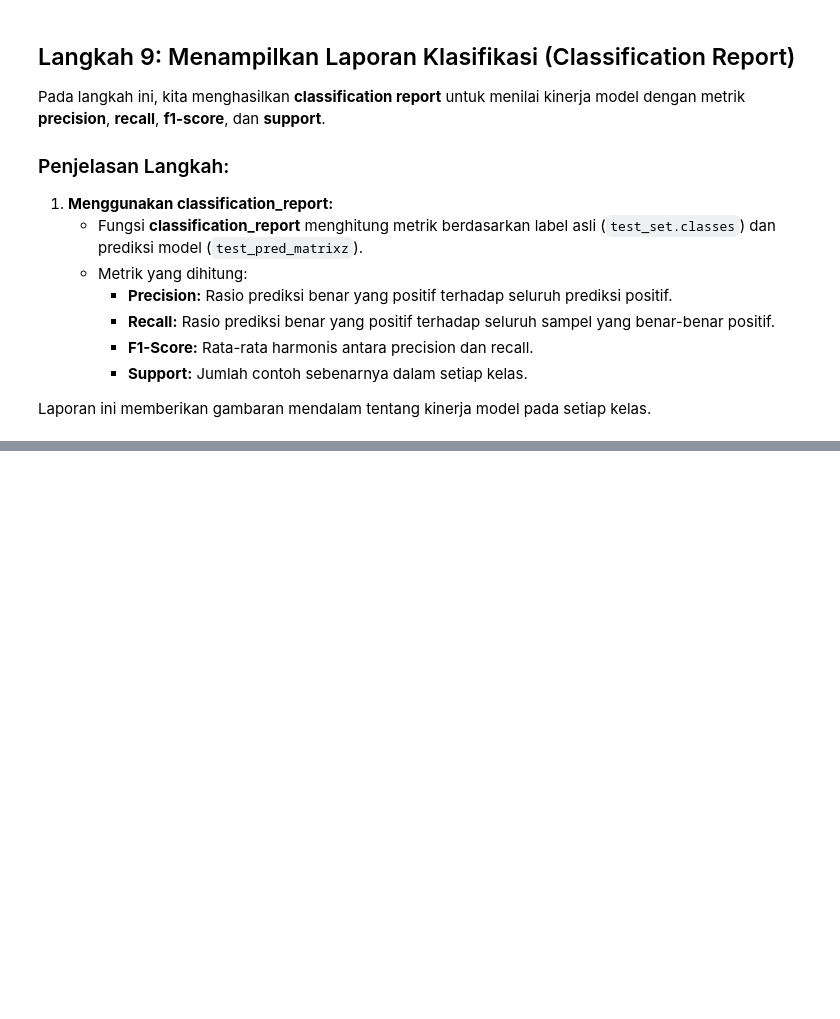
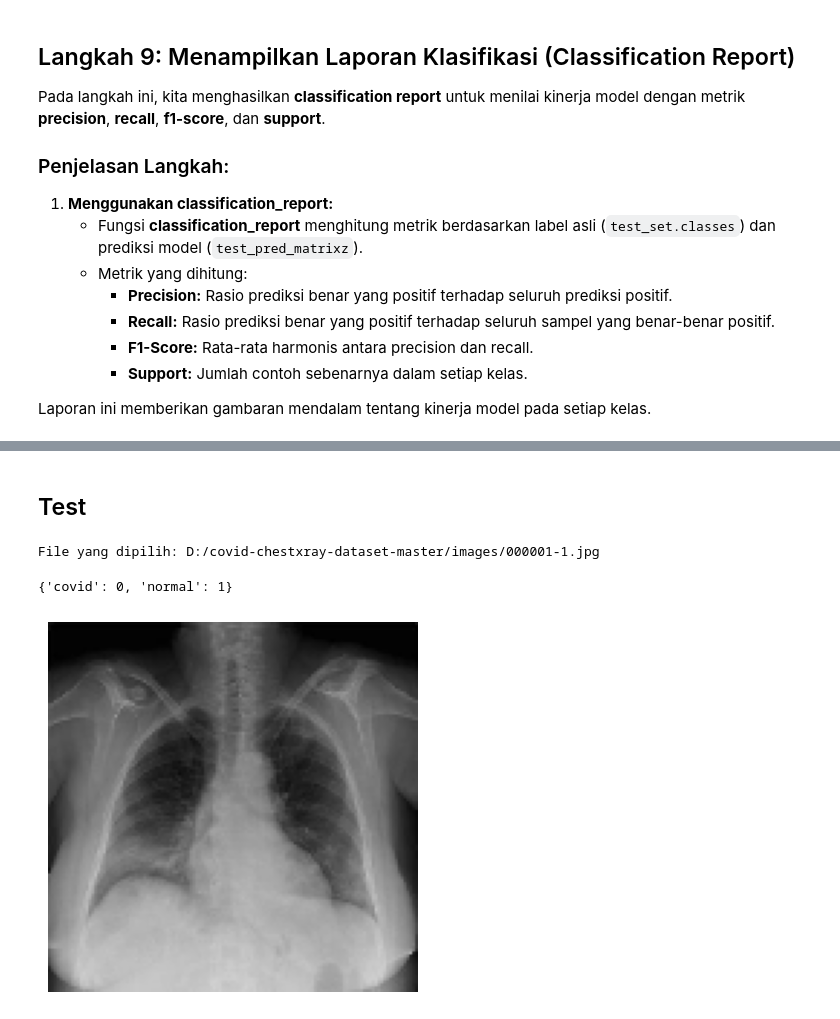
Before and after one commit to MuhammadErlanggaGunawan/tensorflow-object-detection-covid, a Jupyter notebook: main.ipynb, the cells around one changed output, grey strips where cells are left out. Cells and saved outputs as stored; diff of their text form; code cells hidden in the pictures; blank space fills up the shorter version.

```diff
--- a/main.ipynb
+++ b/main.ipynb
@@ -355 +358,47 @@ print(classification_report(test_set.classes, test_pred_matrixz))
 weighted avg       0.99      0.99      0.99       327
+# %% [markdown]
+## Test
+# %%
+import tkinter as tk
+from tkinter import filedialog
+
+# Gunakan file dialog untuk memilih file
+root = tk.Tk()
+root.withdraw()  # Sembunyikan jendela utama
+file_path = filedialog.askopenfilename()
+
+if file_path:
+    print(f"File yang dipilih: {file_path}")
+# %% [output]
+File yang dipilih: D:/covid-chestxray-dataset-master/images/000001-1.jpg
+# %%
+training_set.class_indices
+# %% [output]
+{'covid': 0, 'normal': 1}
+# %%
+from tensorflow.keras.preprocessing import image
+import matplotlib.pyplot as plt
+import numpy as np
+
+# Load gambar dan sesuaikan ukuran
+img = image.load_img(file_path, target_size=(128, 128))  # Sesuaikan dengan input model Anda
+
+plt.imshow(img)
+plt.axis('off')
+plt.show()
+
+# Preproses gambar
+x = image.img_to_array(img)
+x = x / 255.0
+x = np.expand_dims(x, axis=0)
+
+# Prediksi dengan model
+prediction = model.predict(x)
+
+# Tampilkan hasil prediksi
+if prediction[0][0] > 0.5:
+    print("Prediksi: Gambar ini adalah X-ray NORMAL")
+else:
+    print("Prediksi: Gambar ini adalah X-ray COVID-19")
+# %% [output]
+[figure, added]
```
Also changed, not shown: parts of 10 cells of this notebook.
